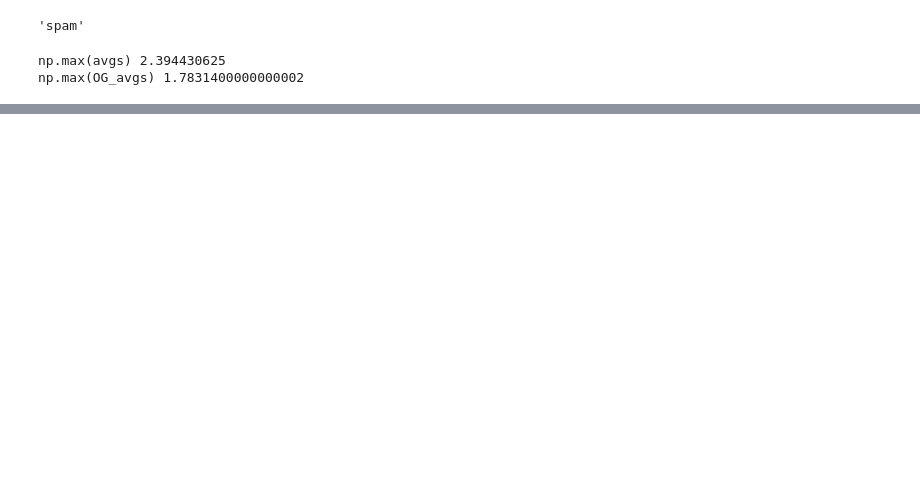
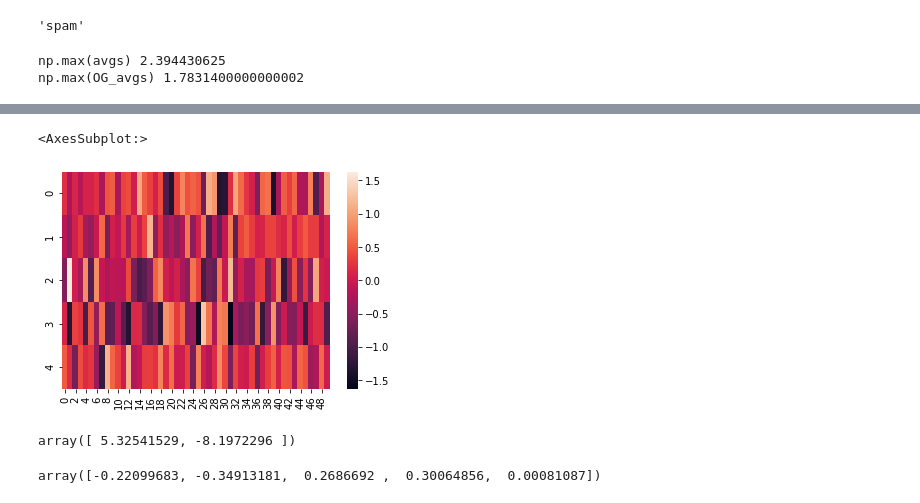
Before and after one commit to AndrewstheBuilder/sms_spam_detection, a Jupyter notebook: sms_spam_detection.ipynb, the cells around one changed output, grey strips where cells are left out. Cells and saved outputs as stored; diff of their text form; code cells hidden in the pictures; blank space fills up the shorter version.

Commit message:
It is clear to see from the visualizations at the end that my weights are being saturated. This is the explosion gradient problem

```diff
--- a/sms_spam_detection.ipynb
+++ b/sms_spam_detection.ipynb
@@ -482,0 +512,17 @@ np.max(OG_avgs) 1.7831400000000002
+# %%
+# emoji_W = W
+emoji_W
+sns.heatmap(emoji_W)
+# %% [output]
+<AxesSubplot:>
+[figure, added]
+# %%
+# sms_b = b
+sms_b
+# %% [output]
+array([ 5.32541529, -8.1972296 ])
+# %%
+# emoji_b = b
+emoji_b
+# %% [output]
+array([-0.22099683, -0.34913181,  0.2686692 ,  0.30064856,  0.00081087])
```
Also changed, not shown: parts of 3 cells of this notebook.
